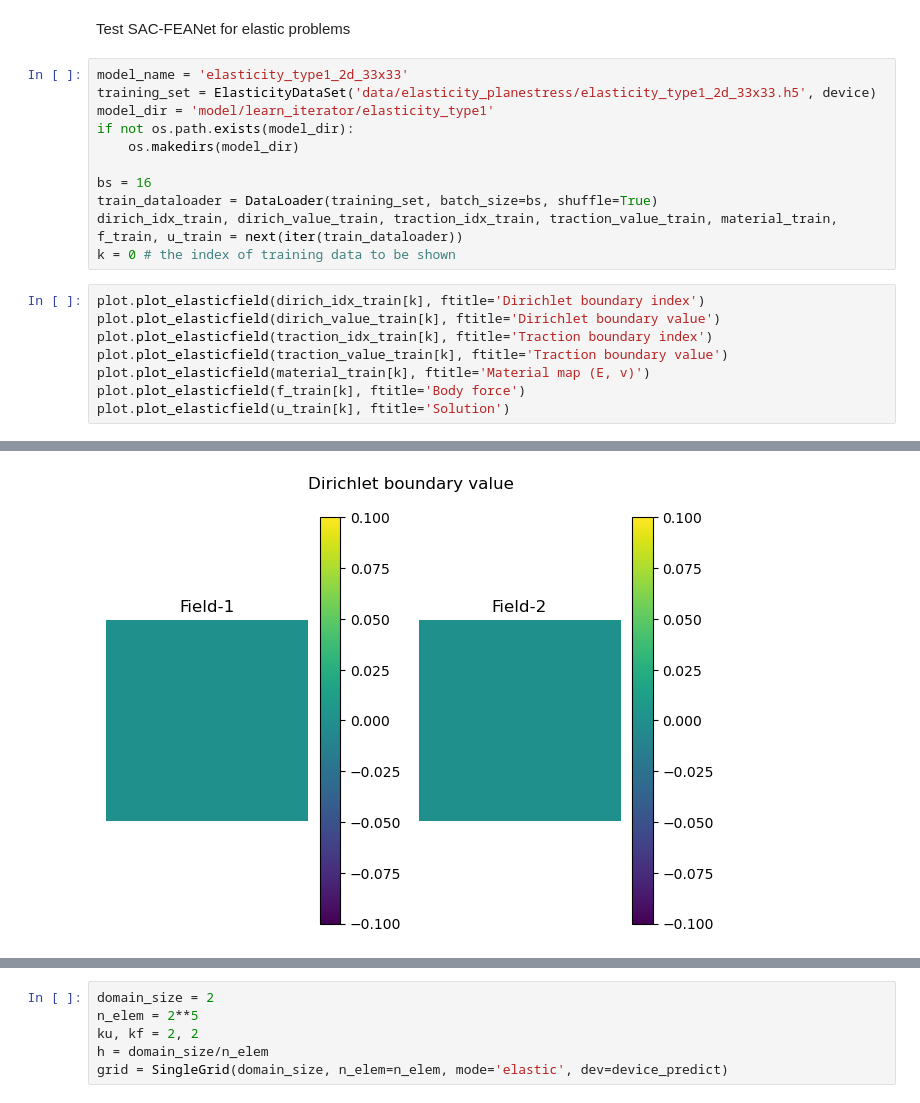
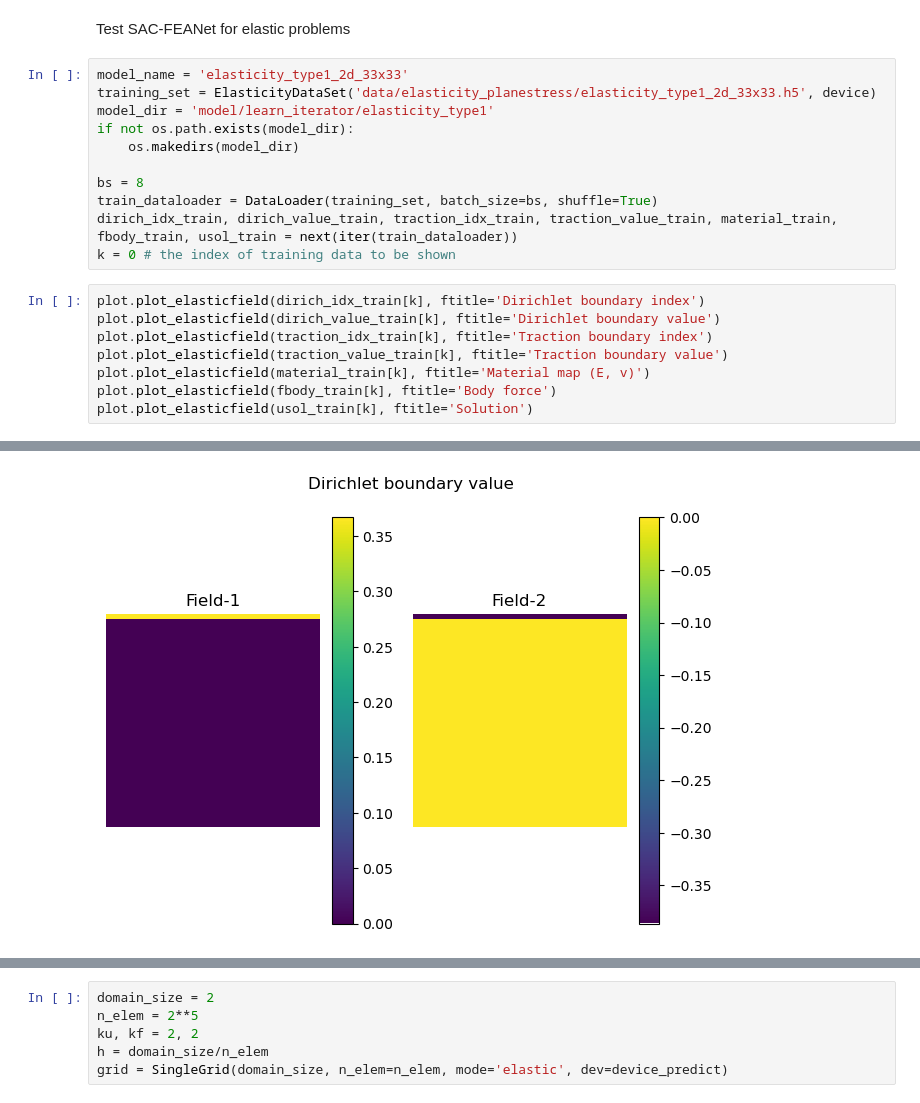
Before and after one commit to ymlasu/MFEA-Net, a Jupyter notebook: PAC-FEANet_learnable_elastic_psi_iterator.ipynb, the cells around one changed output, grey strips where cells are left out. Cells and saved outputs as stored; diff of their text form.

```diff
--- a/PAC-FEANet_learnable_elastic_psi_iterator.ipynb
+++ b/PAC-FEANet_learnable_elastic_psi_iterator.ipynb
@@ -54,19 +53,19 @@ model_dir = 'model/learn_iterator/elasticity_type1'
 if not os.path.exists(model_dir):
     os.makedirs(model_dir)
 
-bs = 16
+bs = 8
 train_dataloader = DataLoader(training_set, batch_size=bs, shuffle=True)
-dirich_idx_train, dirich_value_train, traction_idx_train, traction_value_train, material_train, f_train, u_train = next(iter(train_dataloader))
+dirich_idx_train, dirich_value_train, traction_idx_train, traction_value_train, material_train, fbody_train, usol_train = next(iter(train_dataloader))
 k = 0 # the index of training data to be shown
 # %%
 plot.plot_elasticfield(dirich_idx_train[k], ftitle='Dirichlet boundary index')
 plot.plot_elasticfield(dirich_value_train[k], ftitle='Dirichlet boundary value')
 plot.plot_elasticfield(traction_idx_train[k], ftitle='Traction boundary index')
 plot.plot_elasticfield(traction_value_train[k], ftitle='Traction boundary value')
 plot.plot_elasticfield(material_train[k], ftitle='Material map (E, v)')
-plot.plot_elasticfield(f_train[k], ftitle='Body force')
-plot.plot_elasticfield(u_train[k], ftitle='Solution')
+plot.plot_elasticfield(fbody_train[k], ftitle='Body force')
+plot.plot_elasticfield(usol_train[k], ftitle='Solution')
 # %% [output]
 [figure]
-[figure, old version]
+[figure, new version]
 [figure]
```
Also changed, not shown: parts of 23 cells of this notebook, 13 other files.
